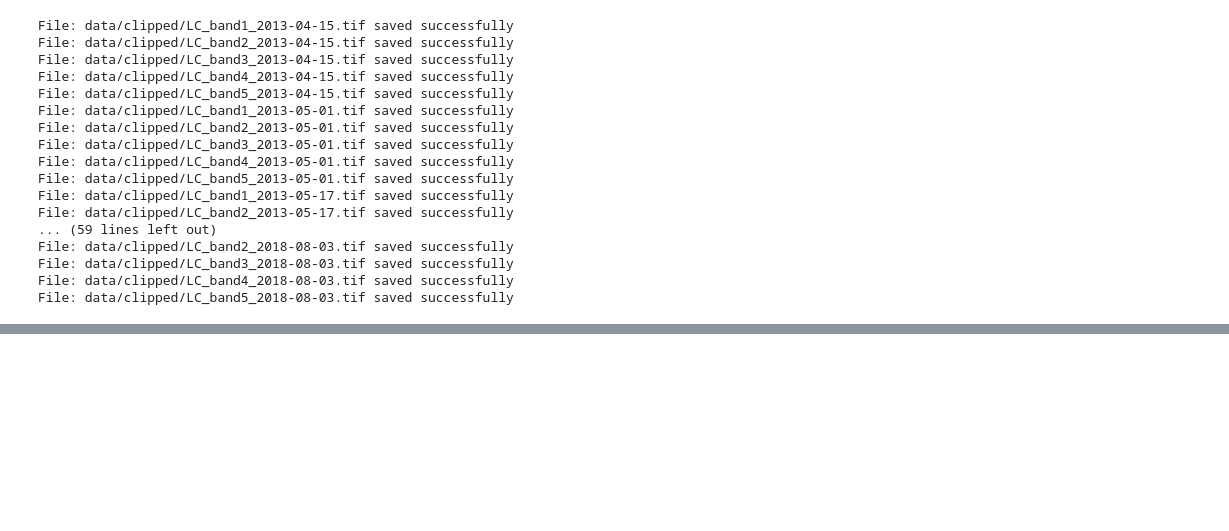
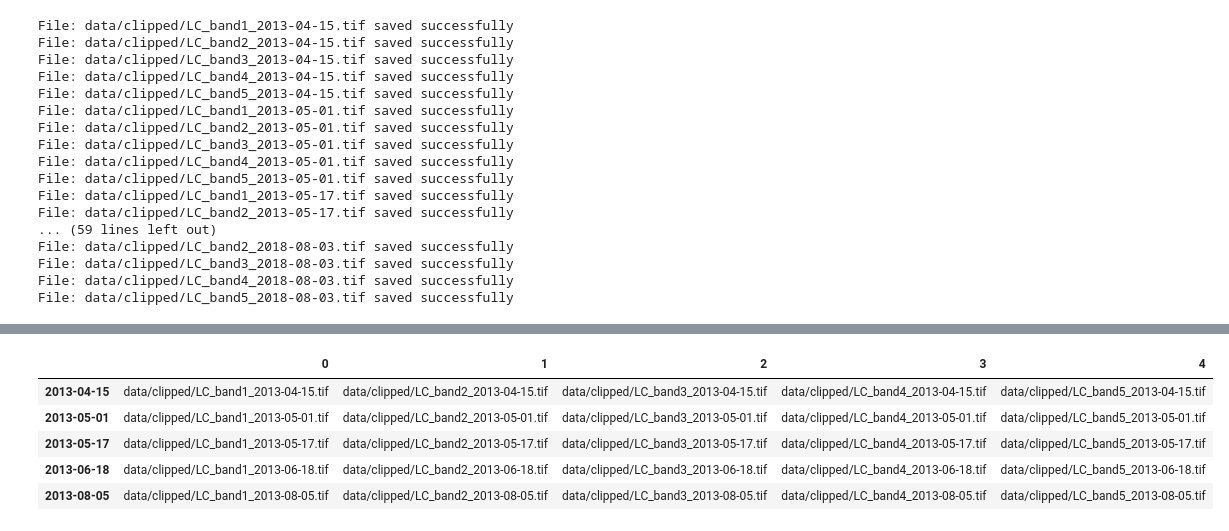
Before and after one commit to feleHaile/projections-clouds-and-Gdansk-Bay, a Jupyter notebook: example_solution.ipynb, the cells around one changed output, grey strips where cells are left out. Cells and saved outputs as stored; diff of their text form; code cells hidden in the pictures; blank space fills up the shorter version.

```diff
--- a/example_solution.ipynb
+++ b/example_solution.ipynb
@@ -479,0 +461,14 @@ File: data/clipped/LC_band5_2018-08-03.tif saved successfully
+# %%
+# Prepare pandas DataFrame from generated dict - take into account only correct values and dates
+# index row = dates.
+# Use method pandas.DataFrame.from_dict()
+
+geo_df = pd.DataFrame.from_dict(prepared_files[0], orient='index')
+geo_df.head()
+# %% [output]
+|  | 0 | 1 | 2 | 3 | 4 |
+| 2013-04-15 | data/clipped/LC_band1_2013-04-15.tif | data/clipped/LC_band2_2013-04-15.tif | data/clipped/LC_band3_2013-04-15.tif | data/clipped/LC_band4_2013-04-15.tif | data/clipped/LC_band5_2013-04-15.tif |
+| 2013-05-01 | data/clipped/LC_band1_2013-05-01.tif | data/clipped/LC_band2_2013-05-01.tif | data/clipped/LC_band3_2013-05-01.tif | data/clipped/LC_band4_2013-05-01.tif | data/clipped/LC_band5_2013-05-01.tif |
+| 2013-05-17 | data/clipped/LC_band1_2013-05-17.tif | data/clipped/LC_band2_2013-05-17.tif | data/clipped/LC_band3_2013-05-17.tif | data/clipped/LC_band4_2013-05-17.tif | data/clipped/LC_band5_2013-05-17.tif |
+| 2013-06-18 | data/clipped/LC_band1_2013-06-18.tif | data/clipped/LC_band2_2013-06-18.tif | data/clipped/LC_band3_2013-06-18.tif | data/clipped/LC_band4_2013-06-18.tif | data/clipped/LC_band5_2013-06-18.tif |
+| 2013-08-05 | data/clipped/LC_band1_2013-08-05.tif | data/clipped/LC_band2_2013-08-05.tif | data/clipped/LC_band3_2013-08-05.tif | data/clipped/LC_band4_2013-08-05.tif | data/clipped/LC_band5_2013-08-05.tif |
```
Also changed, not shown: parts of 2 cells of this notebook.
